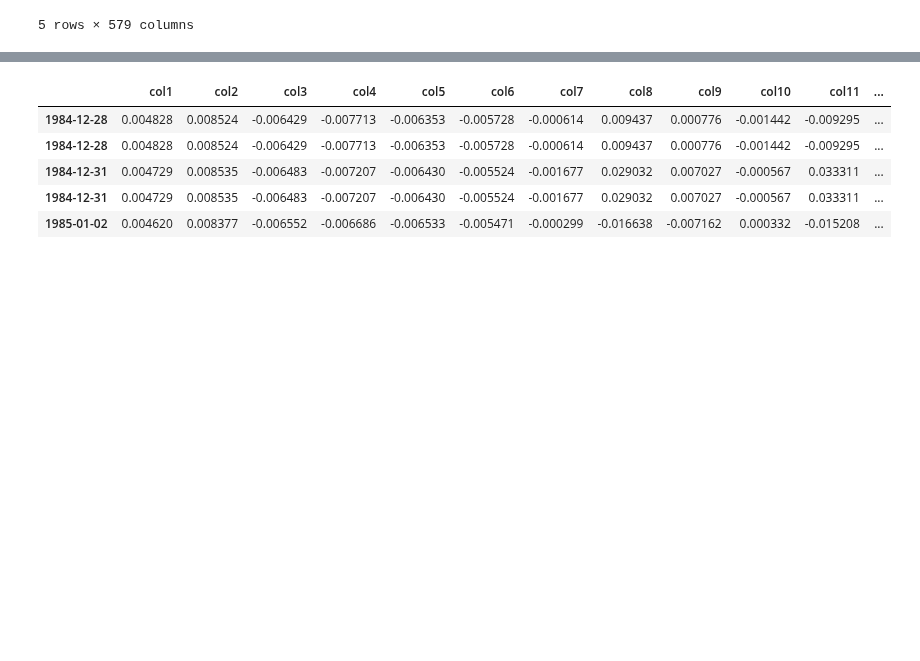
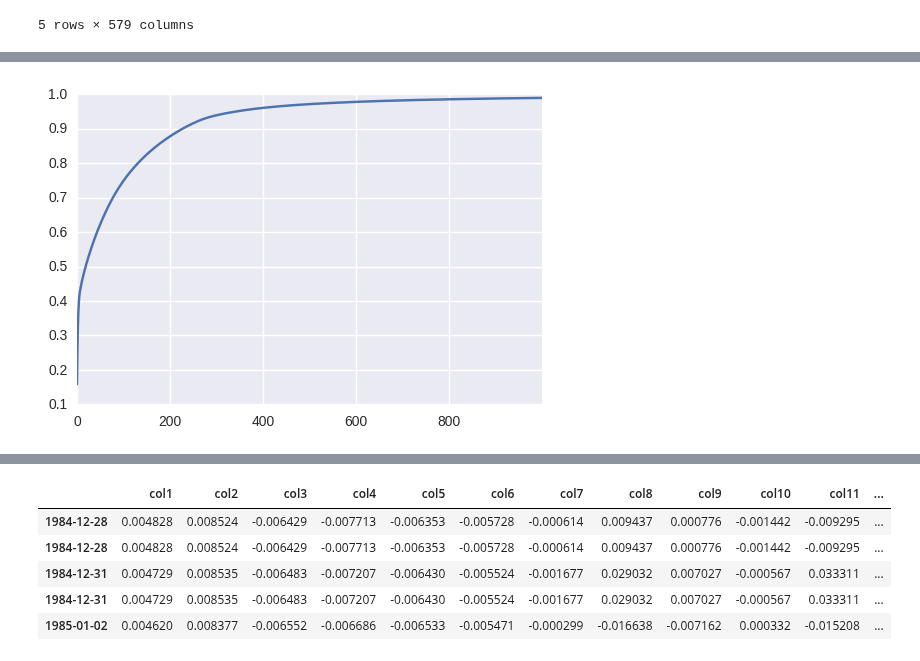
Before and after one commit to savourylie/Stock-Price-Forecaster, a Jupyter notebook: TradingBot/TradingBot.ipynb, the cells around one changed output, grey strips where cells are left out. Saved outputs shown, nothing was run; the diff lists cells and outputs as text; code cells hidden in the pictures; blank space fills up the shorter version.

```diff
--- a/TradingBot/TradingBot.ipynb
+++ b/TradingBot/TradingBot.ipynb
@@ -2560,0 +2044,5 @@ No reward yet...0 assigned.
+# %%
+from copy import deepcopy
+
+new_data_full = deepcopy(dfMain2)
+new_data_full.dropna(inplace=True)
@@ -2560,0 +2087,5 @@ No reward yet...0 assigned.
+# %%
+trade_price_idx = new_data_full.columns.get_loc("Trade Price")
+cols = new_data_full.columns.tolist()
+cols = cols[:trade_price_idx] + cols[trade_price_idx + 1:] + [cols[trade_price_idx]]
+new_data_full = new_data_full.reindex(columns=cols)
@@ -2560,0 +2117,14 @@ No reward yet...0 assigned.
+# %%
+def split_data(df):
+    df_features = df.ix[:, :-1]
+    df_labels = df.ix[:, -1]
+    return df_features, df_labels
+
+df_features, df_labels = split_data(new_data_full)
+# %%
+# Normalization
+def normalization(X_train, X_test):
+    X_test_norm = (X_test - X_train.mean()) / (X_train.max() - X_train.min())
+    return X_test_norm
+
+df_features_norm = normalization(df_features, df_features)
@@ -2560,0 +2141,17 @@ No reward yet...0 assigned.
+# %%
+from sklearn.decomposition import PCA
+
+start_time = time.time()
+
+# Choose n in PCA
+pca_dim = 1000
+pca = PCA(n_components=pca_dim)
+pca.fit(df_features_norm) # all data
+
+cp_imp = pca.explained_variance_ratio_
+cp_imp = pd.Series(cp_imp)
+cp_imp_cum = cp_imp.cumsum()
+cp_imp_cum.plot()
+
+print("Running PCA took {} seconds".format(time.time() - start_time))
+# %% [output]
@@ -2560,0 +2159 @@ No reward yet...0 assigned.
+[figure, added]
```
Also changed, not shown: parts of 53 cells of this notebook, 3 other files.
